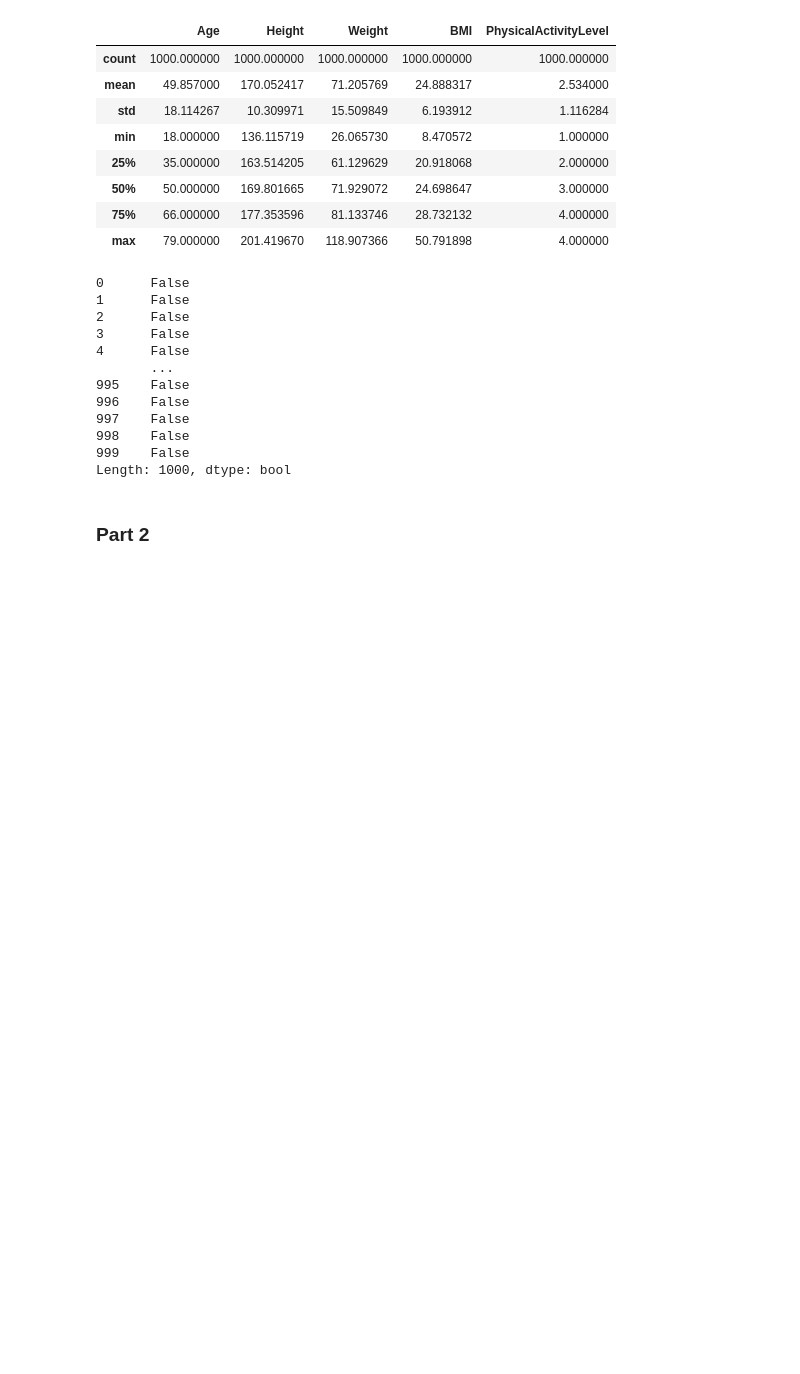
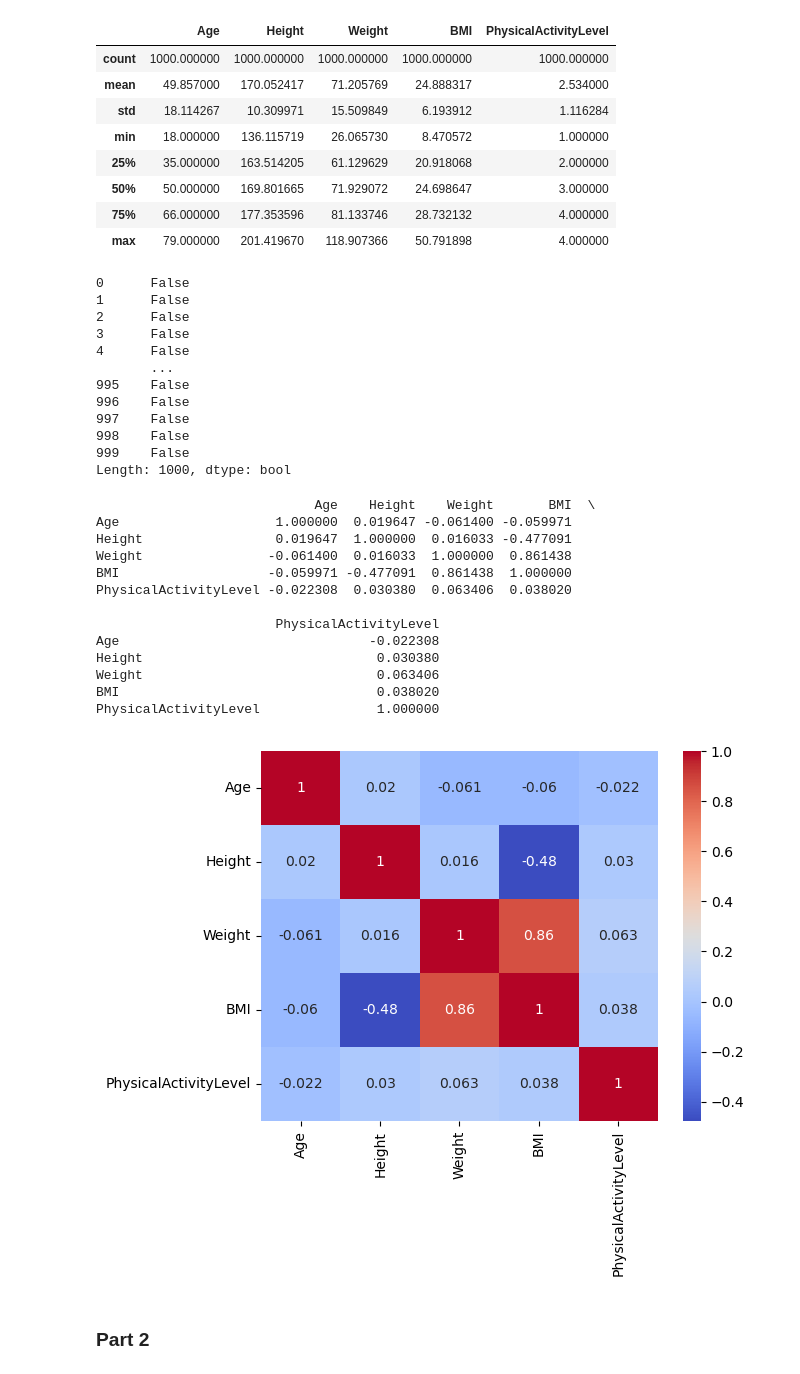
Before and after one commit to touXik/Tp_01_mbdd, a Jupyter notebook: Lab1_Health_Data_Modelling.ipynb, the cells around one changed output. Cells and saved outputs as stored; diff of their text form; code cells hidden in the pictures; blank space fills up the shorter version.

```diff
--- a/Lab1_Health_Data_Modelling.ipynb
+++ b/Lab1_Health_Data_Modelling.ipynb
@@ -142,6 +142,30 @@ df.duplicated()
 998    False
 999    False
 Length: 1000, dtype: bool
+# %%
+corr = df.corr(numeric_only=True)
+
+# Afficher la matrice
+print(corr)
+
+# Visualiser avec un heatmap
+sns.heatmap(corr, annot=True, cmap="coolwarm")
+plt.show()
+# %% [output]
+                            Age    Height    Weight       BMI  \
+Age                    1.000000  0.019647 -0.061400 -0.059971
+Height                 0.019647  1.000000  0.016033 -0.477091
+Weight                -0.061400  0.016033  1.000000  0.861438
+BMI                   -0.059971 -0.477091  0.861438  1.000000
+PhysicalActivityLevel -0.022308  0.030380  0.063406  0.038020
+
+                       PhysicalActivityLevel
+Age                                -0.022308
+Height                              0.030380
+Weight                              0.063406
+BMI                                 0.038020
+PhysicalActivityLevel               1.000000
+[figure, added]
 # %% [markdown]
 ### **Part 2**
 # %% [markdown]
```
Also changed, not shown: parts of 5 cells of this notebook, 1 other file.
